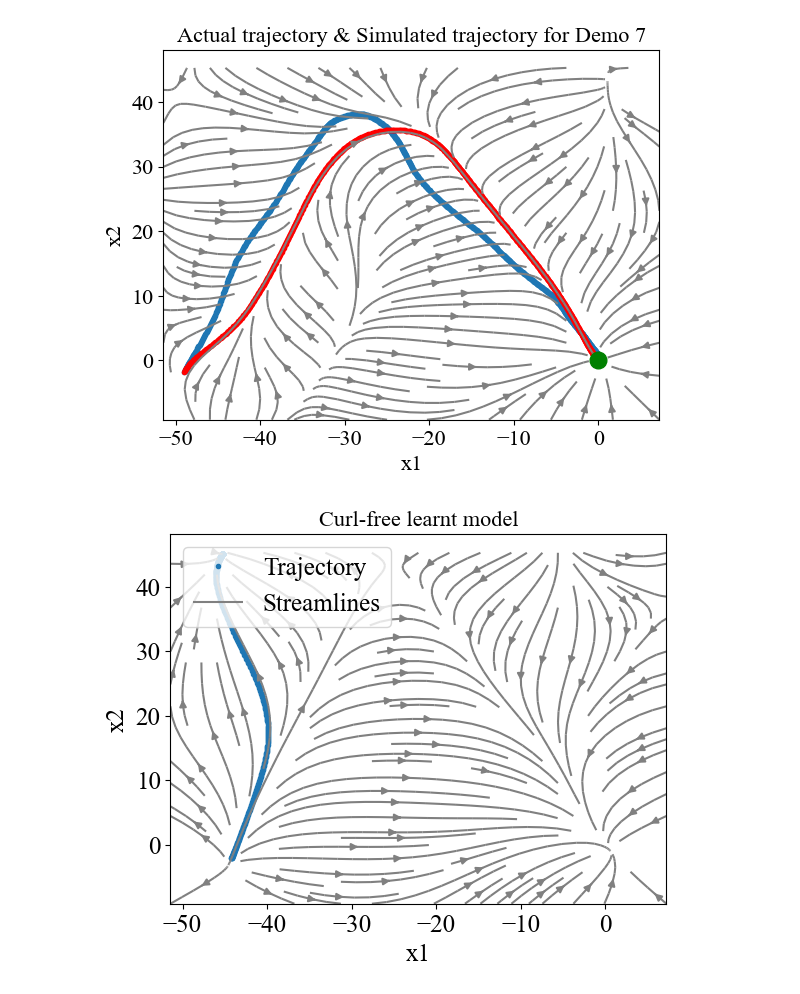
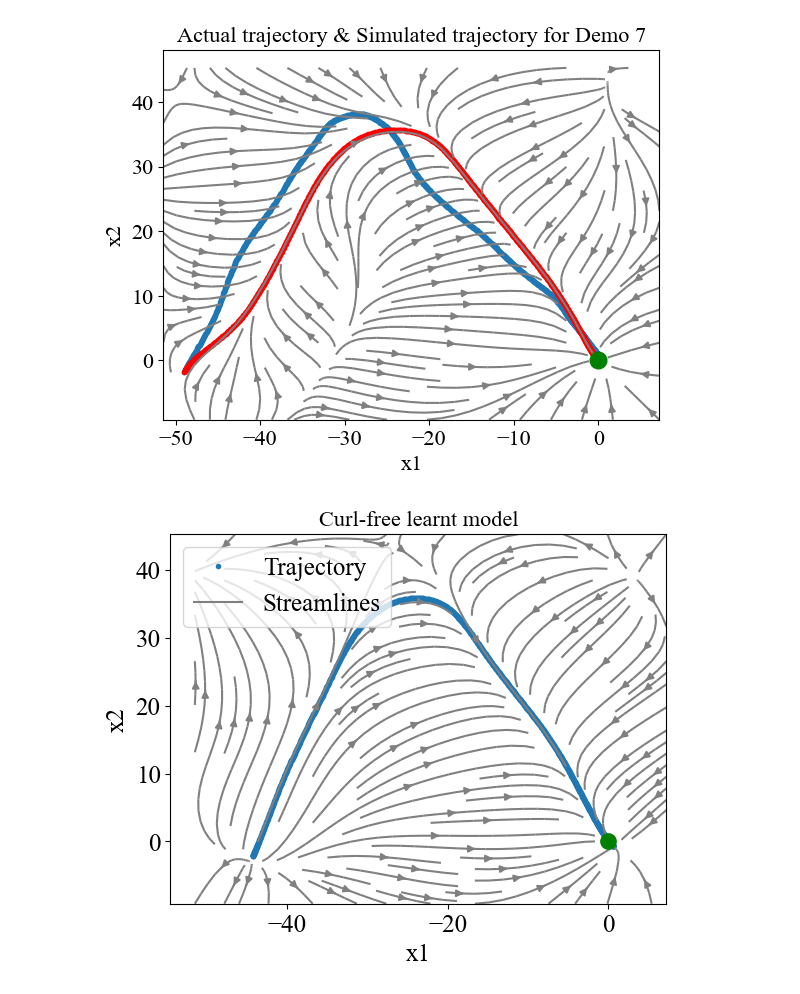
Before and after one commit to helenatp/tpk4960, a Jupyter notebook: src/lasa/lasa_curl_free.ipynb, the cells around one changed output. Cells and saved outputs as stored; diff of their text form; code cells hidden in the pictures.

Commit message:
values for angle curl-free

```diff
--- a/src/lasa/lasa_curl_free.ipynb
+++ b/src/lasa/lasa_curl_free.ipynb
@@ -315,8 +315,11 @@ print(np.mean(trajectory_error))
 [figure]
 [figure]
 # %%
-w_cf = randn(size_of_state, num_of_samples)/sigma
-b_cf = rand(1,num_of_samples)*2*np.pi
+#w_cf = randn(size_of_state, num_of_samples)/sigma
+#b_cf = rand(1,num_of_samples)*2*np.pi
+
+w_cf = np.load('RFF_parameters/w_'+name_of_dataset+'_cf_without_contraction.npy')
+b_cf = np.load('RFF_parameters/b_'+name_of_dataset+'_cf_without_contraction.npy')
 # %%
 def alpha_approx(x, y, w, b, dim, d, lam, N):
      phi_ = capital_phi_function(x, w, b, N, d, dim)
@@ -332,34 +335,35 @@ def alpha_approx(x, y, w, b, dim, d, lam, N):
      problem.solve(solver='mosek')
      alpha_var = alpha_var.np.reshape((-1,))
      return alpha_var
 
 alpha_cf = alpha_approx(x_train, y_train, w_cf, b_cf, dim_of_function, num_of_samples, lambda_, num_of_points)
 
-def learnt_model(t, x):
+def learnt_model_cf(t, x):
      func = capital_psi_cf(x, w_cf, b_cf, num_of_samples, dim_of_function) @ alpha_cf
      return func
 
-data_series = solve_ivp(learnt_model, timespan, init_condition, t_eval = t_series).y
+data_series = solve_ivp(learnt_model_cf, timespan, init_condition, t_eval = t_series).y
 
 
 u_learnt = np.zeros(X1.shape)
 v_learnt = np.zeros(X1.shape)
 
 for (i,j), value in np.ndenumerate(X1):
-    Y_prime = learnt_model(t, np.array([value, X2[i, j]]))
+    Y_prime = learnt_model_cf(t, np.array([value, X2[i, j]]))
     u_learnt[i,j] = Y_prime[0]
     v_learnt[i,j] = Y_prime[1]
 
 fig_learntmodel_cf = plt.figure(2)
 plt.title('Curl-free learnt model', fontsize=16)
 plt.plot(data_series[0, :], data_series[1, :], '.', linewidth=0.1)
 plt.streamplot(X1, X2, u_learnt, v_learnt, density = 1.1, color ='gray')
 plt.xlabel('x1', fontsize=18)
 plt.ylabel('x2', fontsize=18)
 plt.tick_params(axis='x', labelsize=18)
 plt.tick_params(axis='y', labelsize=18)
+plt.plot(0, 0, marker='o', markersize = 11, color = 'green')
 plt.legend(['Trajectory', 'Streamlines'], loc = "upper left" , frameon = True , prop ={'size': 18 } )
 fig_learntmodel_cf.show()
 #plt.savefig(r"lasa_figures/"+name_of_dataset+"_lasa_cf.eps", format ="eps")
 # %% [output]
-[figure, old version]
+[figure, new version]
```
Also changed, not shown: parts of 2 cells of this notebook, 4 other files.
